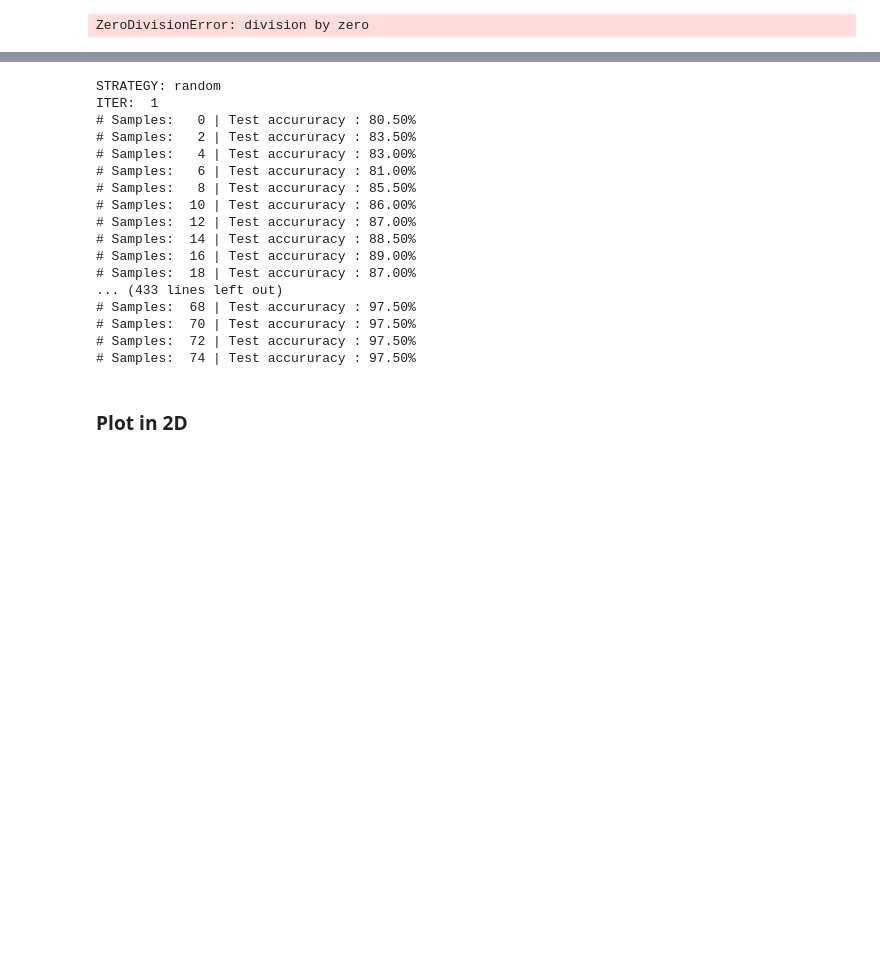
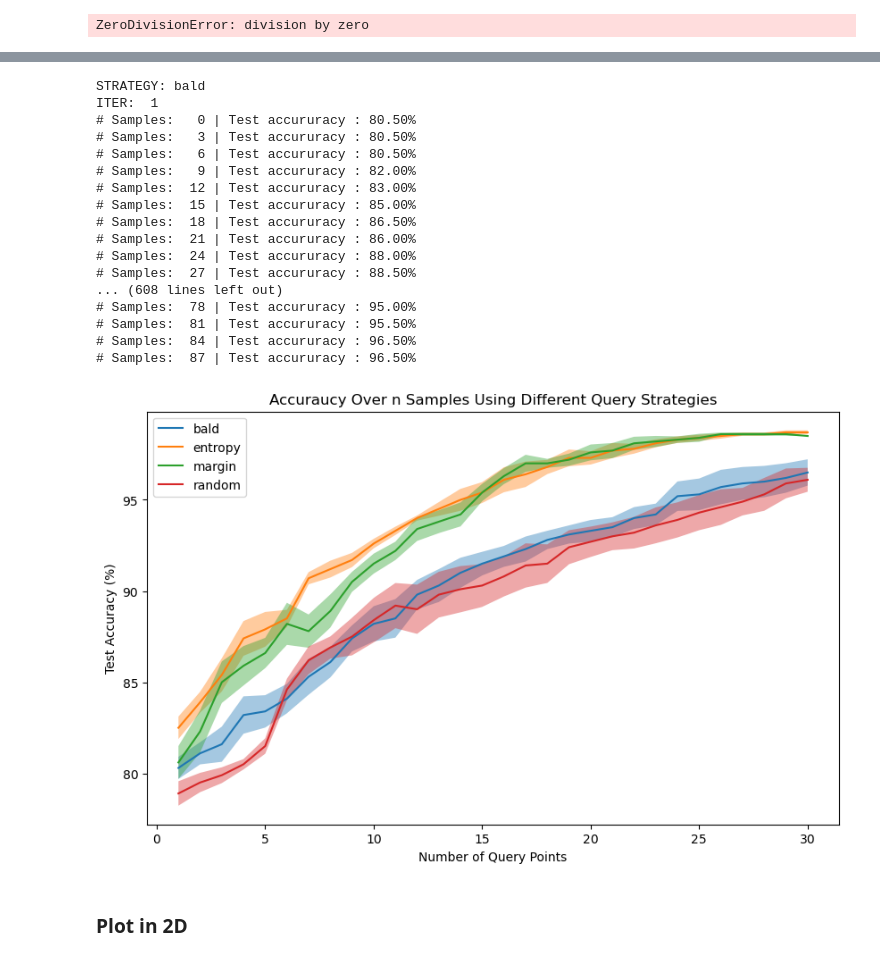
Before and after one commit to MadsBirch/bayesian-active-learning, a Jupyter notebook: notebooks/1.0 - TwoMoonsEDA.ipynb, the cells around one changed output, grey strips where cells are left out. Cells and saved outputs as stored; diff of their text form; code cells hidden in the pictures; blank space fills up the shorter version.

```diff
--- a/notebooks/1.0 - TwoMoonsEDA.ipynb
+++ b/notebooks/1.0 - TwoMoonsEDA.ipynb
@@ -143,15 +141,15 @@ strat_list = ['random', 'entropy', 'margin']#, 'least_conf']
 init_pool_size = 10
 init_pool_idx = np.random.randint(0,1000, size = init_pool_size).tolist()
 # %%
-num_queries = 50
-query_size = 2
+num_queries = 30
+query_size = 3
 lr = 1e-4
 
 query_dict = {
-    'margin': {'acc_mean': [], 'acc_se': []},
+    'bald': {'acc_mean': [], 'acc_se': []},
     'random': {'acc_mean': [], 'acc_se': []},
     'entropy': {'acc_mean': [], 'acc_se': []},
-    'least_conf': {'acc_mean': [], 'acc_se': []}
+    'margin': {'acc_mean': [], 'acc_se': []}
 }
 
 ## setup ##
@@ -180,7 +178,7 @@ for s in strat_list:
 
         for query in range(num_queries):
             # quering data points
-            sample_idx = query_the_oracle(model, train_set, device, query_strategy=s, query_size=query_size)
+            sample_idx = query_the_oracle(model, train_set, device, query_strategy=s, query_size=query_size, T = 100, batch_size=batch_size)
             train_set.update_mask(sample_idx)
             labeled_idx = np.where(train_set.unlabeled_mask == 0)[0]
             labeled_loader = DataLoader(train_set, batch_size=batch_size, num_workers=0,
@@ -193,48 +191,49 @@ for s in strat_list:
             test_acc = test(model, testloader, device, display = False)
             TEST_ACC[i,query] = test_acc
 
             print(f'# Samples: {query*query_size:3d} | Test accururacy : {test_acc:.2f}%')
 
     query_dict[s]['acc_se'] = TEST_ACC.std(0)/np.sqrt(n_iter)
     query_dict[s]['acc_mean']  = TEST_ACC.mean(0)
 
 if save_dict:
     with open("QUERY_DICT_50", "wb") as fp:
         pickle.dump(query_dict, fp)
 
 if plot:
     x = np.linspace(1,num_queries,num_queries)
     plt.figure(figsize=(10,6))
 
     for s in strat_list:
         mean = query_dict[s]['acc_mean']
         std = query_dict[s]['acc_se']
         plt.plot(x, mean, label = s)
         plt.legend()
         plt.title('Accuraucy Over n Samples Using Different Query Strategies')
         plt.xlabel('Number of Query Points')
         plt.ylabel('Test Accuracy (%)')
         plt.fill_between(x, mean+std, mean-std, alpha = 0.4)
     plt.savefig('reports/figures/TwoMoons_results_3.png')
     plt.show()
 # %% [output]
-STRATEGY: random
+STRATEGY: bald
 ITER:  1
 # Samples:   0 | Test accururacy : 80.50%
-# Samples:   2 | Test accururacy : 83.50%
-# Samples:   4 | Test accururacy : 83.00%
-# Samples:   6 | Test accururacy : 81.00%
-# Samples:   8 | Test accururacy : 85.50%
-# Samples:  10 | Test accururacy : 86.00%
-# Samples:  12 | Test accururacy : 87.00%
-# Samples:  14 | Test accururacy : 88.50%
-# Samples:  16 | Test accururacy : 89.00%
-# Samples:  18 | Test accururacy : 87.00%
-... (433 lines left out)
-# Samples:  68 | Test accururacy : 97.50%
-# Samples:  70 | Test accururacy : 97.50%
-# Samples:  72 | Test accururacy : 97.50%
-# Samples:  74 | Test accururacy : 97.50%
+# Samples:   3 | Test accururacy : 80.50%
+# Samples:   6 | Test accururacy : 80.50%
+# Samples:   9 | Test accururacy : 82.00%
+# Samples:  12 | Test accururacy : 83.00%
+# Samples:  15 | Test accururacy : 85.00%
+# Samples:  18 | Test accururacy : 86.50%
+# Samples:  21 | Test accururacy : 86.00%
+# Samples:  24 | Test accururacy : 88.00%
+# Samples:  27 | Test accururacy : 88.50%
+... (608 lines left out)
+# Samples:  78 | Test accururacy : 95.00%
+# Samples:  81 | Test accururacy : 95.50%
+# Samples:  84 | Test accururacy : 96.50%
+# Samples:  87 | Test accururacy : 96.50%
+[figure, added]
 # %% [markdown]
 ### Plot in 2D
 # %%
```
Also changed, not shown: parts of 11 cells of this notebook, 5 other files.
